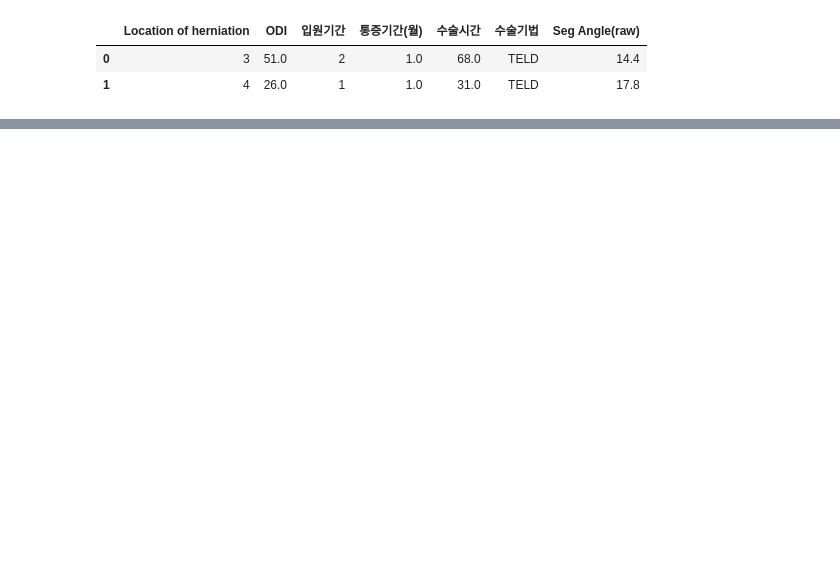
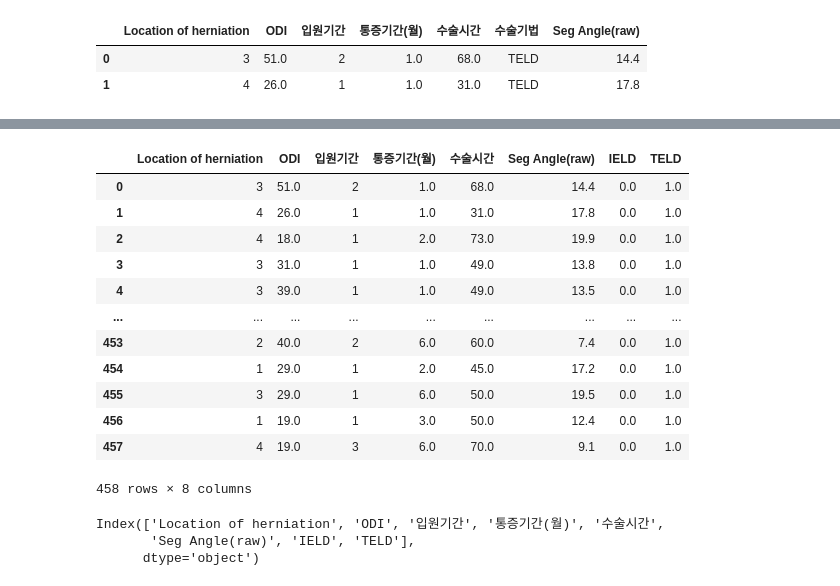
Before and after one commit to SSSanga/toy_machinelearning, a Jupyter notebook: codes/RecurrenceOfSurgery_preprocess.ipynb, the cells around one changed output, grey strips where cells are left out. Saved outputs shown, nothing was run; the diff lists cells and outputs as text; code cells hidden in the pictures; blank space fills up the shorter version.

```diff
--- a/codes/RecurrenceOfSurgery_preprocess.ipynb
+++ b/codes/RecurrenceOfSurgery_preprocess.ipynb
@@ -56,0 +117,3 @@ df_ROSL[:2]
+# %%
+encoded_data = pd.DataFrame(data=encoded_data, columns=columns_name)
+encoded_data
@@ -56,0 +134,5 @@ df_ROSL[:2]
+# %%
+encoded_data.columns = ['IELD', 'TELD']
+# %%
+df_ROSL_drops=df_ROSL_drop.drop(columns=['수술기법'])
+df_ROSL_drops
@@ -56,0 +155,3 @@ df_ROSL[:2]
+# %%
+df_ROSL_drops_re = df_ROSL_drops.reset_index(drop=True)
+df_ROSL_drops_re
@@ -56,0 +172,23 @@ df_ROSL[:2]
+# %%
+df_ROSL_final = pd.concat([df_ROSL_drops_re, encoded_data], axis=1)
+df_ROSL_final
+# %% [output]
+|  | Location of herniation | ODI | 입원기간 | 통증기간(월) | 수술시간 | Seg Angle(raw) | IELD | TELD |
+| 0 | 3 | 51.0 | 2 | 1.0 | 68.0 | 14.4 | 0.0 | 1.0 |
+| 1 | 4 | 26.0 | 1 | 1.0 | 31.0 | 17.8 | 0.0 | 1.0 |
+| 2 | 4 | 18.0 | 1 | 2.0 | 73.0 | 19.9 | 0.0 | 1.0 |
+| 3 | 3 | 31.0 | 1 | 1.0 | 49.0 | 13.8 | 0.0 | 1.0 |
+| 4 | 3 | 39.0 | 1 | 1.0 | 49.0 | 13.5 | 0.0 | 1.0 |
+| ... | ... | ... | ... | ... | ... | ... | ... | ... |
+| 453 | 2 | 40.0 | 2 | 6.0 | 60.0 | 7.4 | 0.0 | 1.0 |
+| 454 | 1 | 29.0 | 1 | 2.0 | 45.0 | 17.2 | 0.0 | 1.0 |
+| 455 | 3 | 29.0 | 1 | 6.0 | 50.0 | 19.5 | 0.0 | 1.0 |
+| 456 | 1 | 19.0 | 1 | 3.0 | 50.0 | 12.4 | 0.0 | 1.0 |
+| 457 | 4 | 19.0 | 3 | 6.0 | 70.0 | 9.1 | 0.0 | 1.0 |
+458 rows × 8 columns
+# %%
+df_ROSL_final.columns
+# %% [output]
+Index(['Location of herniation', 'ODI', '입원기간', '통증기간(월)', '수술시간',
+       'Seg Angle(raw)', 'IELD', 'TELD'],
+      dtype='object')
```
Also changed, not shown: parts of 44 cells of this notebook.
